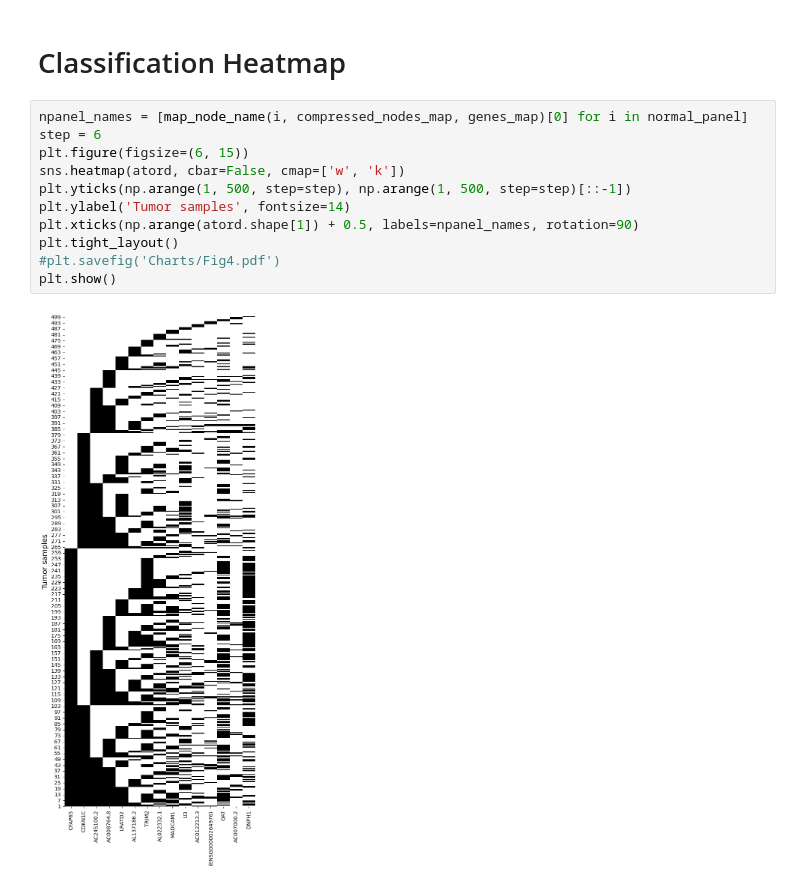
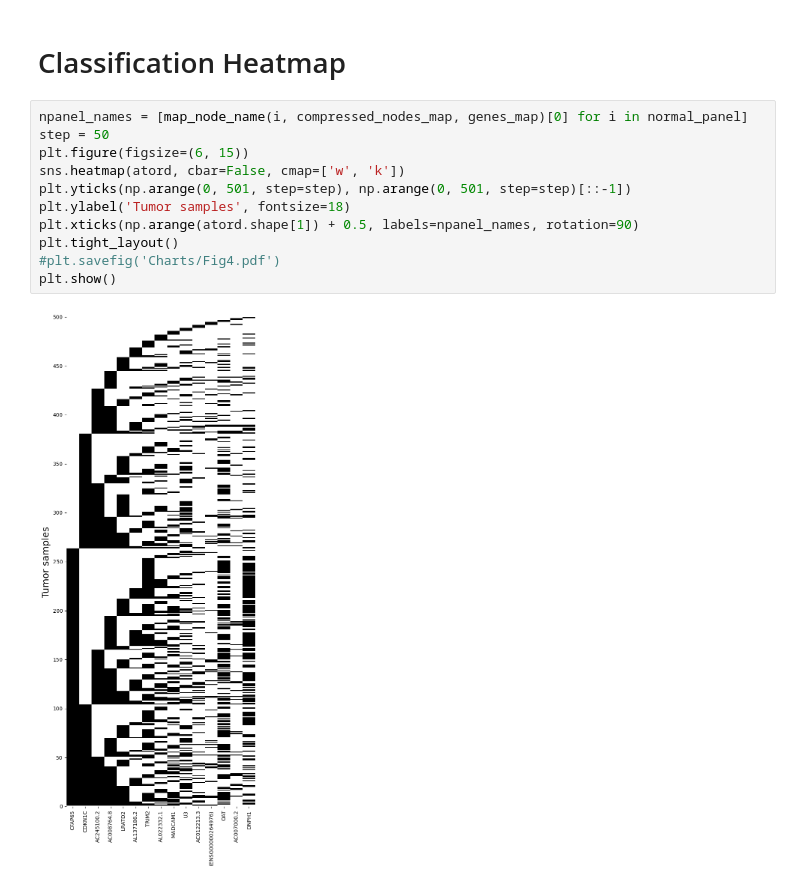
Before and after one commit to RobertoHePe/Causal_GE, a Jupyter notebook: Causal_GE_interpretation.ipynb, the cells around one changed output. Saved outputs shown, nothing was run; the diff lists cells and outputs as text.

```diff
--- a/Causal_GE_interpretation.ipynb
+++ b/Causal_GE_interpretation.ipynb
@@ -752,14 +752,14 @@ table_4.columns = cols
 # Classification Heatmap
 # %%
 npanel_names = [map_node_name(i, compressed_nodes_map, genes_map)[0] for i in normal_panel]
-step = 6
+step = 50
 plt.figure(figsize=(6, 15))
 sns.heatmap(atord, cbar=False, cmap=['w', 'k'])
-plt.yticks(np.arange(1, 500, step=step), np.arange(1, 500, step=step)[::-1])
-plt.ylabel('Tumor samples', fontsize=14)
+plt.yticks(np.arange(0, 501, step=step), np.arange(0, 501, step=step)[::-1])
+plt.ylabel('Tumor samples', fontsize=18)
 plt.xticks(np.arange(atord.shape[1]) + 0.5, labels=npanel_names, rotation=90)
 plt.tight_layout()
 #plt.savefig('Charts/Fig4.pdf')
 plt.show()
 # %% [output]
-[figure, old version]
+[figure, new version]
```
Also changed, not shown: 2 other files.
